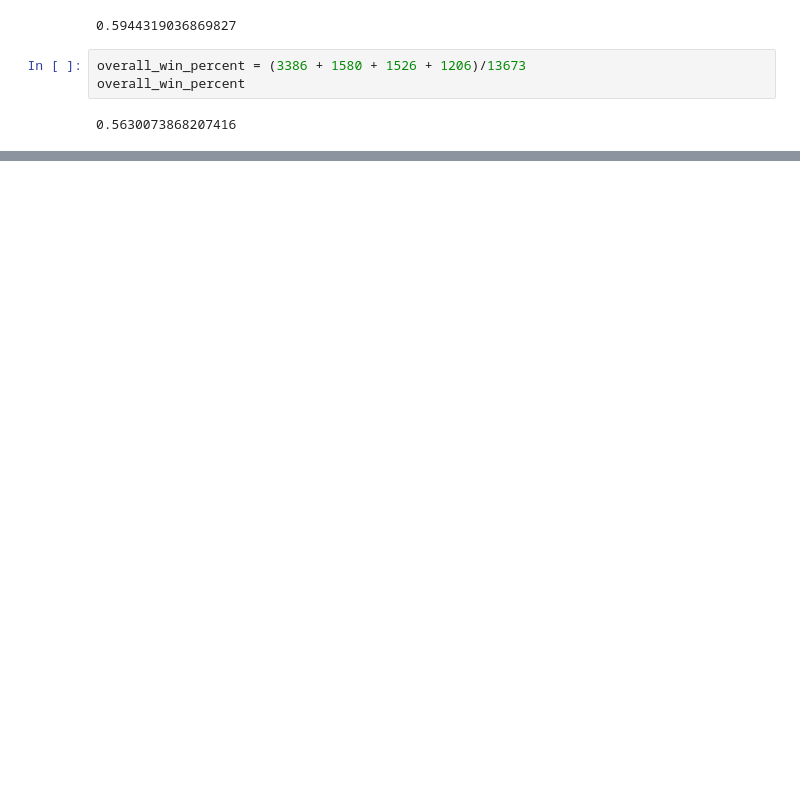
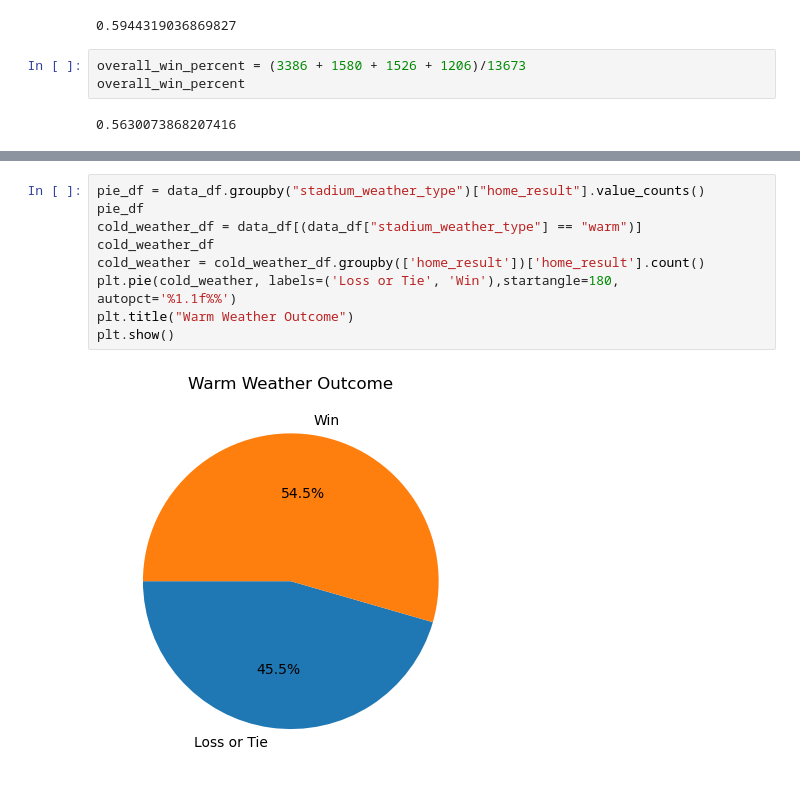
Before and after one commit to jlawrence16/project_one, a Jupyter notebook: import_data_nfl.ipynb, the cells around one changed output, grey strips where cells are left out. Cells and saved outputs as stored; diff of their text form; blank space fills up the shorter version.

```diff
--- a/import_data_nfl.ipynb
+++ b/import_data_nfl.ipynb
@@ -281,0 +279,11 @@ overall_win_percent
+# %%
+pie_df = data_df.groupby("stadium_weather_type")["home_result"].value_counts()
+pie_df
+cold_weather_df = data_df[(data_df["stadium_weather_type"] == "warm")]
+cold_weather_df
+cold_weather = cold_weather_df.groupby(['home_result'])['home_result'].count()
+plt.pie(cold_weather, labels=('Loss or Tie', 'Win'),startangle=180, autopct='%1.1f%%')
+plt.title("Warm Weather Outcome")
+plt.show()
+# %% [output]
+[figure, added]
```
Also changed, not shown: parts of 23 cells of this notebook.
